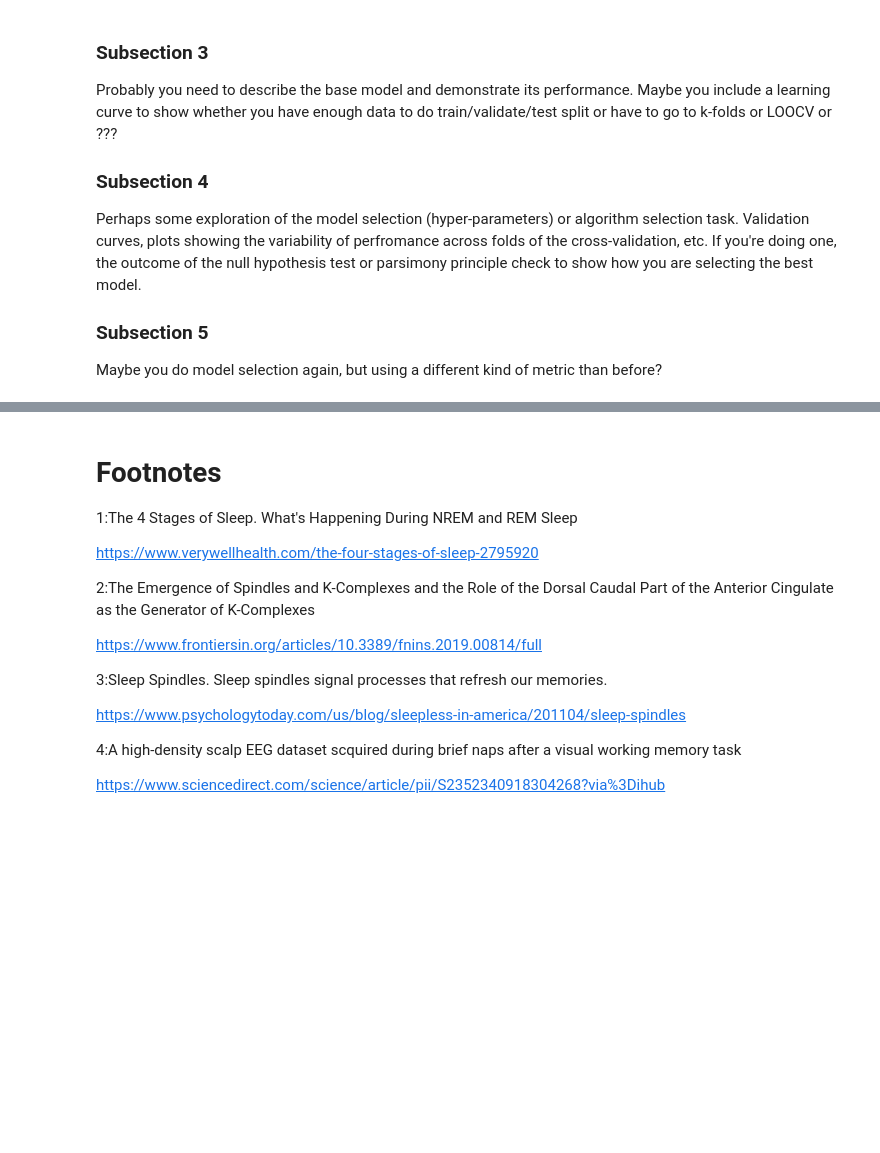
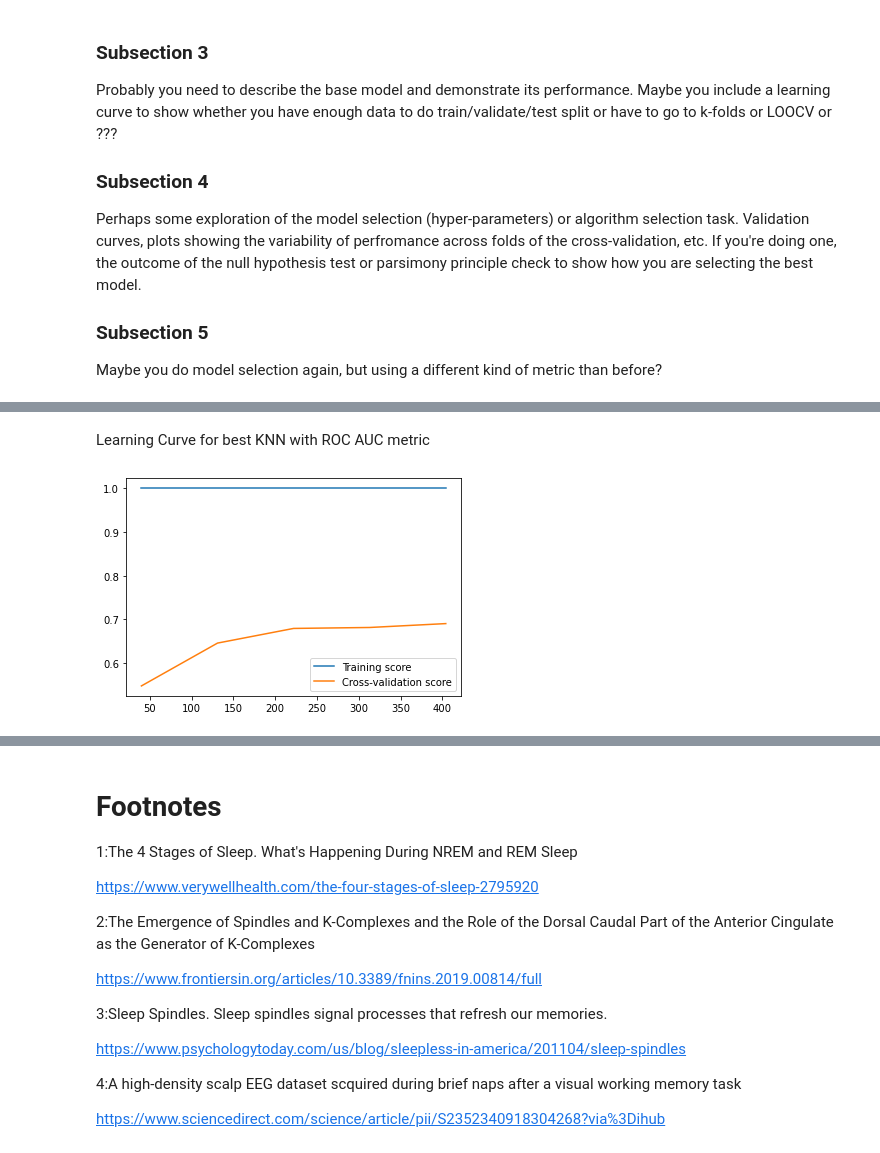
Before and after one commit to COGS118A/Group016-Sp22, a Jupyter notebook: FinalProject_group016.ipynb, the cells around one changed output, grey strips where cells are left out. Cells and saved outputs as stored; diff of their text form; code cells hidden in the pictures; blank space fills up the shorter version.

```diff
--- a/FinalProject_group016.ipynb
+++ b/FinalProject_group016.ipynb
@@ -126,0 +162,5 @@ Reiterate your main point and in just a few sentences tell us how your results s
+# %%
+model = KNeighborsClassifier()
+
+model.fit(X_train, np.ravel(y_train))
+model.score(X_test, y_test)
@@ -126,0 +484,11 @@ Reiterate your main point and in just a few sentences tell us how your results s
+# %% [markdown]
+Learning Curve for best KNN with ROC AUC metric
+# %%
+train_sizes, train_scores, test_scores = learning_curve(grid_2.best_estimator_[1], X_train, np.ravel(y_train), cv=10)
+
+plt.plot(train_sizes,np.mean(train_scores,axis=1), label="Training score")
+plt.plot(train_sizes,np.mean(valid_scores,axis=1), label="Cross-validation score")
+plt.legend()
+plt.show()
+# %% [output]
+[figure, added]
```
Also changed, not shown: parts of 34 cells of this notebook.
